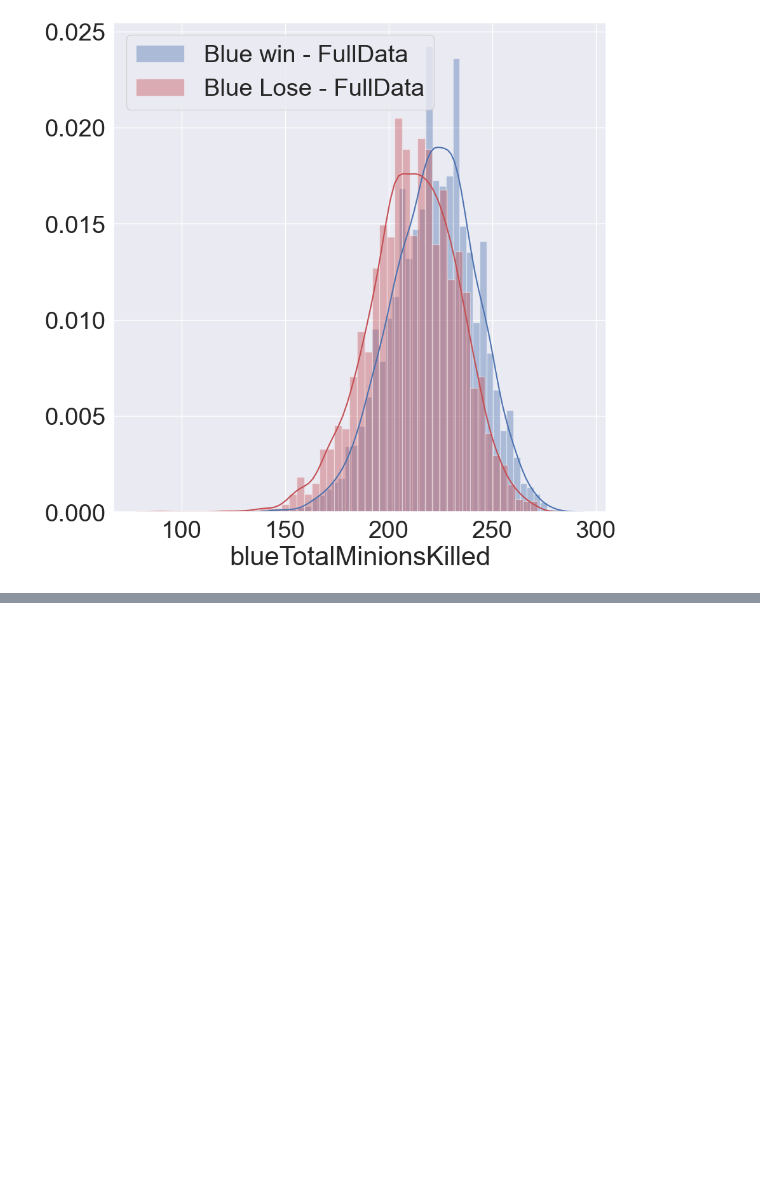
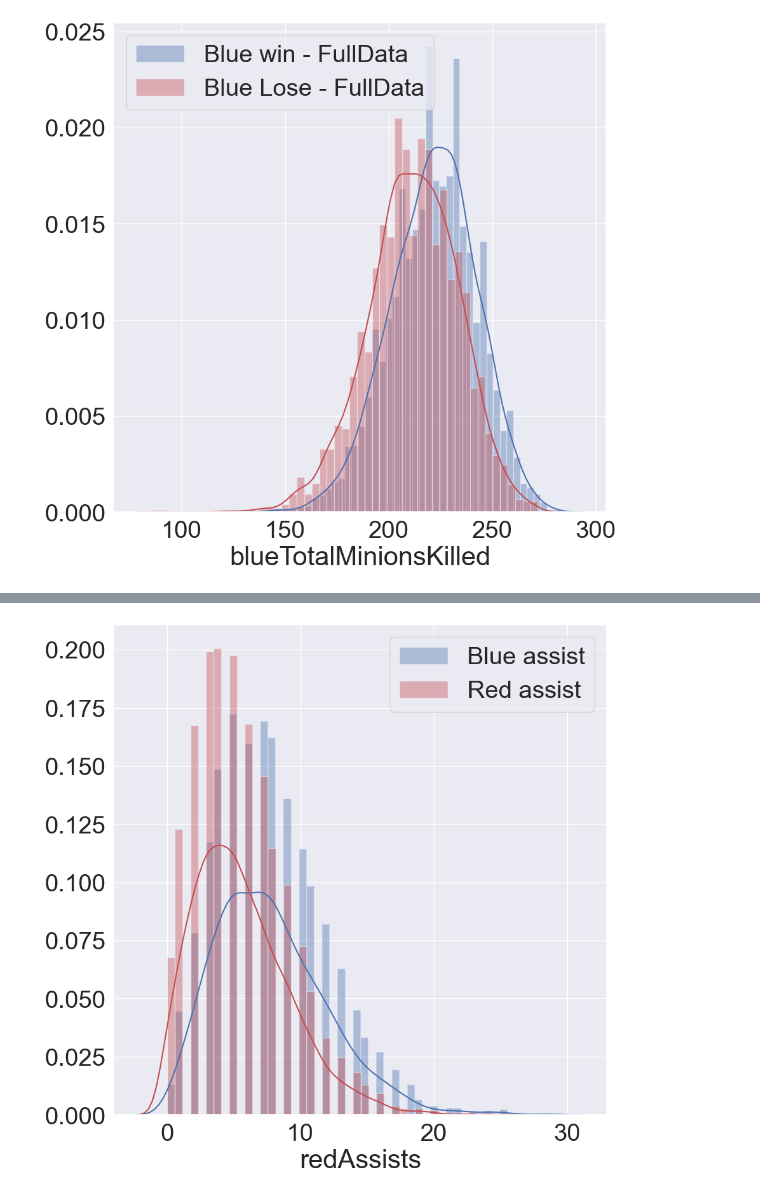
Before and after one commit to kysth0707/KagglePractice, a Jupyter notebook: LOL_Wins/main.ipynb, the cells around one changed output, grey strips where cells are left out. Saved outputs shown, nothing was run; the diff lists cells and outputs as text; code cells hidden in the pictures; blank space fills up the shorter version.

```diff
--- a/LOL_Wins/main.ipynb
+++ b/LOL_Wins/main.ipynb
@@ -113,0 +138,10 @@ g = g.legend(loc='best')
+# %%
+f, ax = plt.subplots(1, 1, figsize=(10 ,10))
+A = df_test[df_test['blueWins'] == 1]['blueAssists']
+B = df_test[df_test['blueWins'] == 1]['redAssists']
+g = sns.distplot(A, color='b', ax = ax, label = 'Blue assist')
+g = g.legend(loc='best')
+g = sns.distplot(B, color='r', ax = ax, label = 'Red assist')
+g = g.legend(loc='best')
+# %% [output]
+[figure, added]
```
Also changed, not shown: parts of 7 cells of this notebook, 14 other files.
